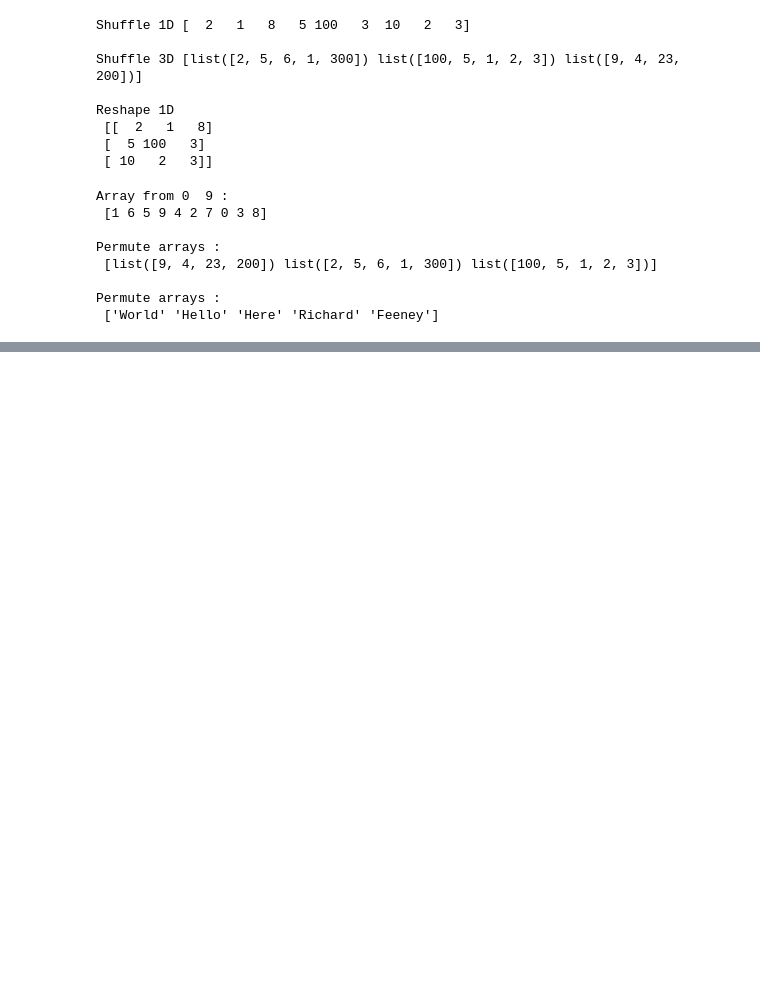
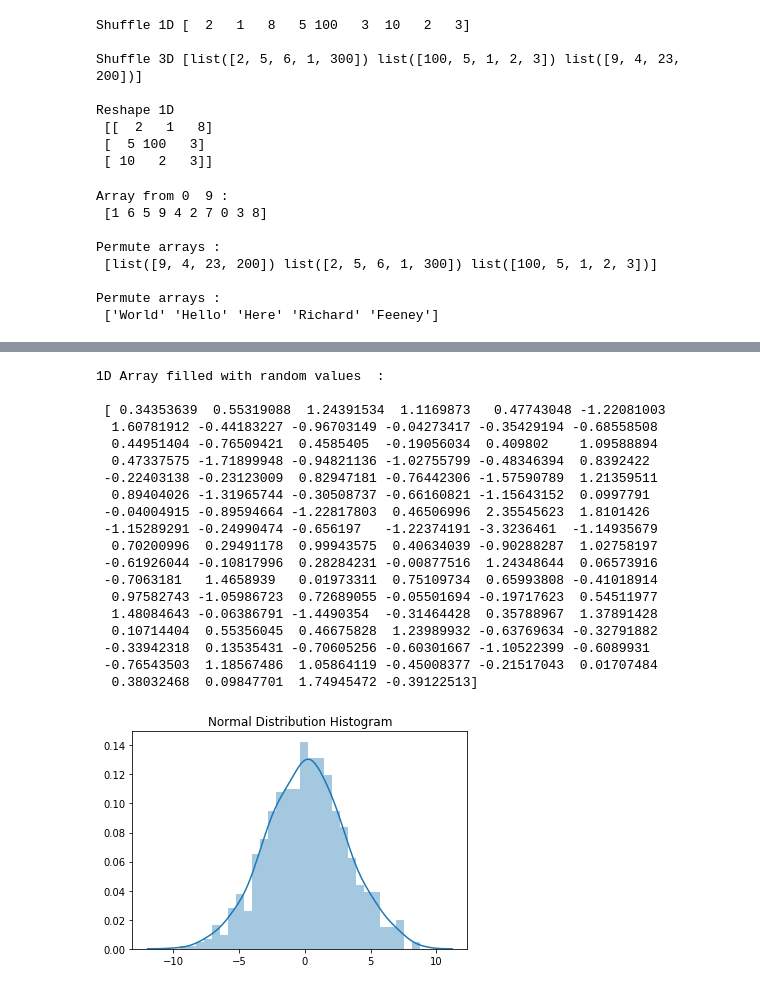
Before and after one commit to richardfeeney7/Programming-for-Data-Analysis, a Jupyter notebook: numpy.random.ipynb, the cells around one changed output, grey strips where cells are left out. Drawn from its saved outputs; the diff is of its cells as text; code cells hidden in the pictures; blank space fills up the shorter version.

Commit message:
Task 3.1 : Normal Distribution Completed

```diff
--- a/numpy.random.ipynb
+++ b/numpy.random.ipynb
@@ -457,0 +488,31 @@ Permute arrays :
+# %%
+# np.random.normal(loc=0.0, scale=1.0, size=None)
+
+# 1D Array as per Gaussian Distribution , The mean is 0 and standard deviation is 1
+normal = np.random.normal(0, 1.0, 100)
+print("1D Array filled with random values  :","\n\n", normal);
+
+# Plot Histogram
+plt.title("Normal Distribution Histogram")
+plt.show(sns.distplot(np.random.normal(0, 3, 1000), bins=30))
+# %% [output]
+1D Array filled with random values  :
+
+ [ 0.34353639  0.55319088  1.24391534  1.1169873   0.47743048 -1.22081003
+  1.60781912 -0.44183227 -0.96703149 -0.04273417 -0.35429194 -0.68558508
+  0.44951404 -0.76509421  0.4585405  -0.19056034  0.409802    1.09588894
+  0.47337575 -1.71899948 -0.94821136 -1.02755799 -0.48346394  0.8392422
+ -0.22403138 -0.23123009  0.82947181 -0.76442306 -1.57590789  1.21359511
+  0.89404026 -1.31965744 -0.30508737 -0.66160821 -1.15643152  0.0997791
+ -0.04004915 -0.89594664 -1.22817803  0.46506996  2.35545623  1.8101426
+ -1.15289291 -0.24990474 -0.656197   -1.22374191 -3.3236461  -1.14935679
+  0.70200996  0.29491178  0.99943575  0.40634039 -0.90288287  1.02758197
+ -0.61926044 -0.10817996  0.28284231 -0.00877516  1.24348644  0.06573916
+ -0.7063181   1.4658939   0.01973311  0.75109734  0.65993808 -0.41018914
+  0.97582743 -1.05986723  0.72689055 -0.05501694 -0.19717623  0.54511977
+  1.48084643 -0.06386791 -1.4490354  -0.31464428  0.35788967  1.37891428
+  0.10714404  0.55356045  0.46675828  1.23989932 -0.63769634 -0.32791882
+ -0.33942318  0.13535431 -0.70605256 -0.60301667 -1.10522399 -0.6089931
+ -0.76543503  1.18567486  1.05864119 -0.45008377 -0.21517043  0.01707484
+  0.38032468  0.09847701  1.74945472 -0.39122513]
+[figure, added]
```
Also changed, not shown: parts of 5 cells of this notebook, 2 other files.
